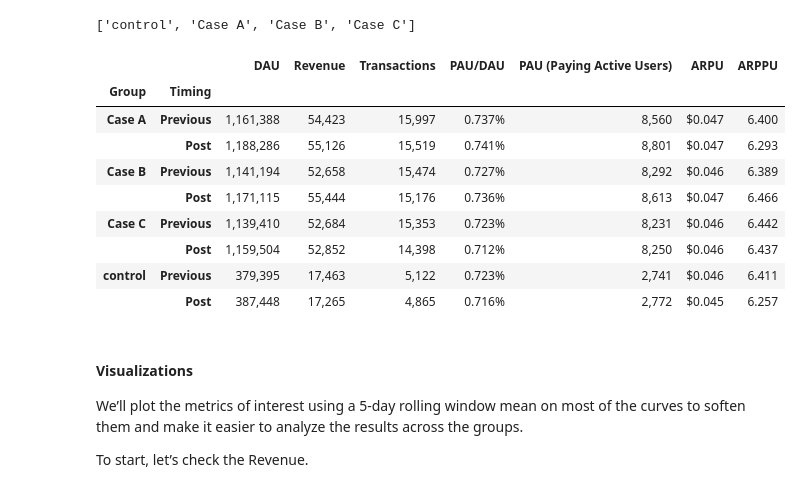
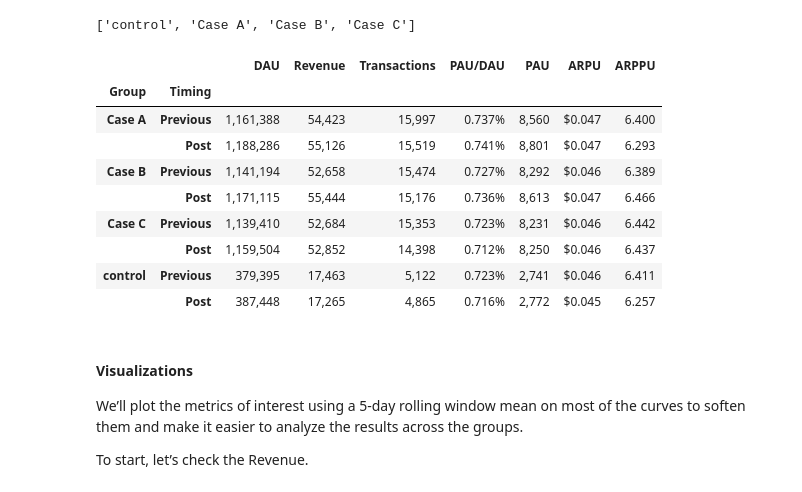
Before and after one commit to xsvxldx/Game_Analysis_Test, a Jupyter notebook: Notebook.ipynb, the cells around one changed output. Cells and saved outputs as stored; diff of their text form; code cells hidden in the pictures.

```diff
--- a/Notebook.ipynb
+++ b/Notebook.ipynb
@@ -65,6 +65,9 @@ Data columns (total 26 columns):
  25  Unnamed: 25                0 non-null      float64
 dtypes: datetime64[ns](1), float64(18), int64(6), object(1)
 memory usage: 35.9+ KB
+# %%
+# Renaming PAU column
+df.rename(columns={'PAU (Paying Active Users)': 'PAU'}, inplace = True)
 # %%
 # Setting a new column with all the promotions sold
 df['Card bundle promotion'] = df['Car bundle A // 2.99$'] + df['Car bundle B // 6.99$'] + df['Car bundle C // 9.99$']
@@ -100,17 +103,17 @@ df_list = [df_control, df_A, df_B, df_C]
 df['Timing'] = ["Previous" if x < '03/15/2017' else "Post" for x in df.index]
 # %%
 # Creating dataframe that show mean values for the metrics before and during the experiment
-df_mean = df.groupby(['Group', 'Timing'])[['DAU', 'Revenue', 'Transactions', 'PAU/DAU', 'PAU (Paying Active Users)', 'ARPU', 'ARPPU']].agg('mean')
+df_mean = df.groupby(['Group', 'Timing'])[['DAU', 'Revenue', 'Transactions', 'PAU/DAU', 'PAU', 'ARPU', 'ARPPU']].agg('mean')
 df_mean.sort_index(level=['Group', 'Timing'], ascending=[True, False], inplace=True)
 
 # Saving to csv
 df_mean.to_csv('files/mean_metrics.csv')
 
 # Formatting the dataframe for a better reading
 df_mean.style.format({'DAU': '{:,.0f}', 'Revenue': '{:,.0f}', 'Transactions': '{:,.0f}',
-'PAU/DAU': '{:,.3%}', 'PAU (Paying Active Users)': '{:,.0f}', 'ARPU': '${:,.3f}', 'ARPPU': '{:,.3f}'})
+'PAU/DAU': '{:,.3%}', 'PAU': '{:,.0f}', 'ARPU': '${:,.3f}', 'ARPPU': '{:,.3f}'})
 # %% [output]
-|  |  | DAU | Revenue | Transactions | PAU/DAU | PAU (Paying Active Users) | ARPU | ARPPU |
+|  |  | DAU | Revenue | Transactions | PAU/DAU | PAU | ARPU | ARPPU |
 | Group | Timing |  |  |  |  |  |  |  |
 | Case A | Previous | 1,161,388 | 54,423 | 15,997 | 0.737% | 8,560 | $0.047 | 6.400 |
 |  | Post | 1,188,286 | 55,126 | 15,519 | 0.741% | 8,801 | $0.047 | 6.293 |
```
Also changed, not shown: parts of 2 cells of this notebook, 2 other files.
